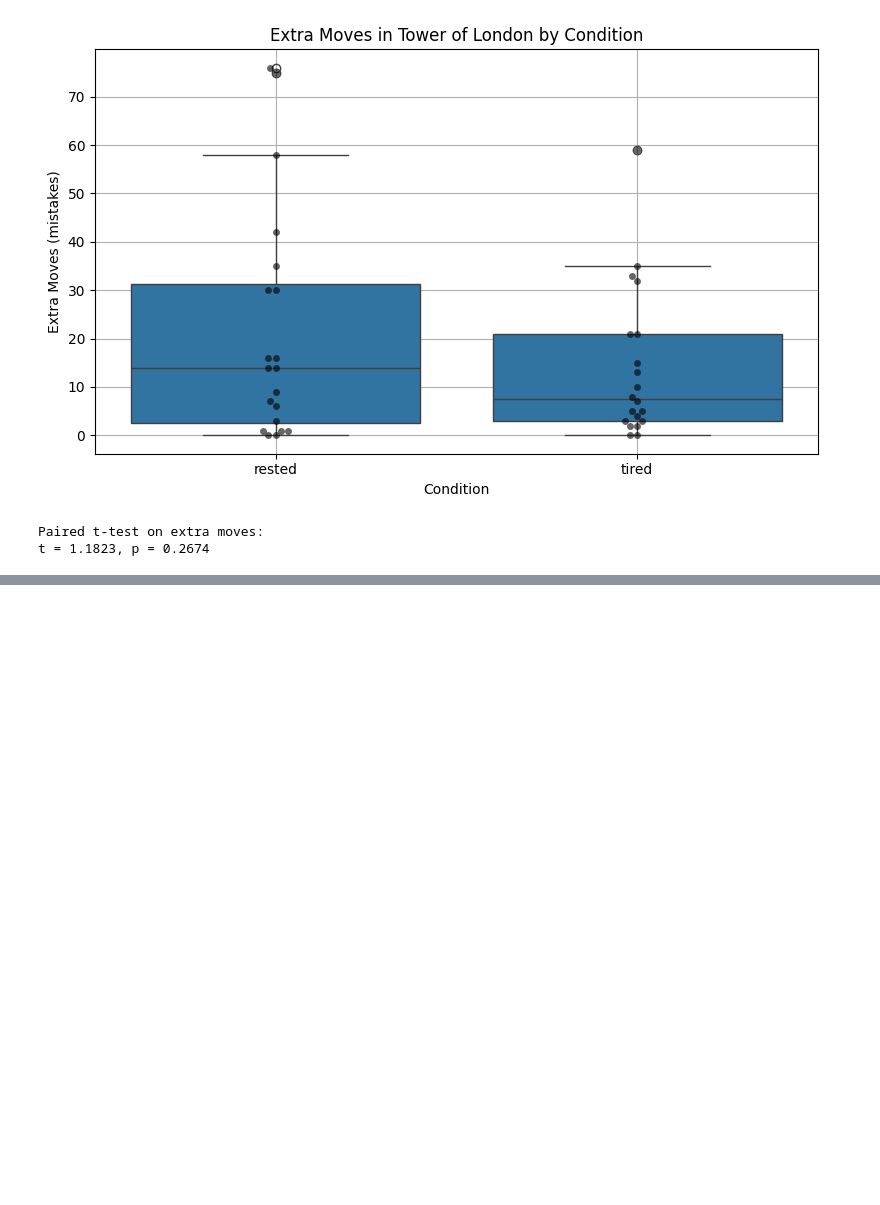
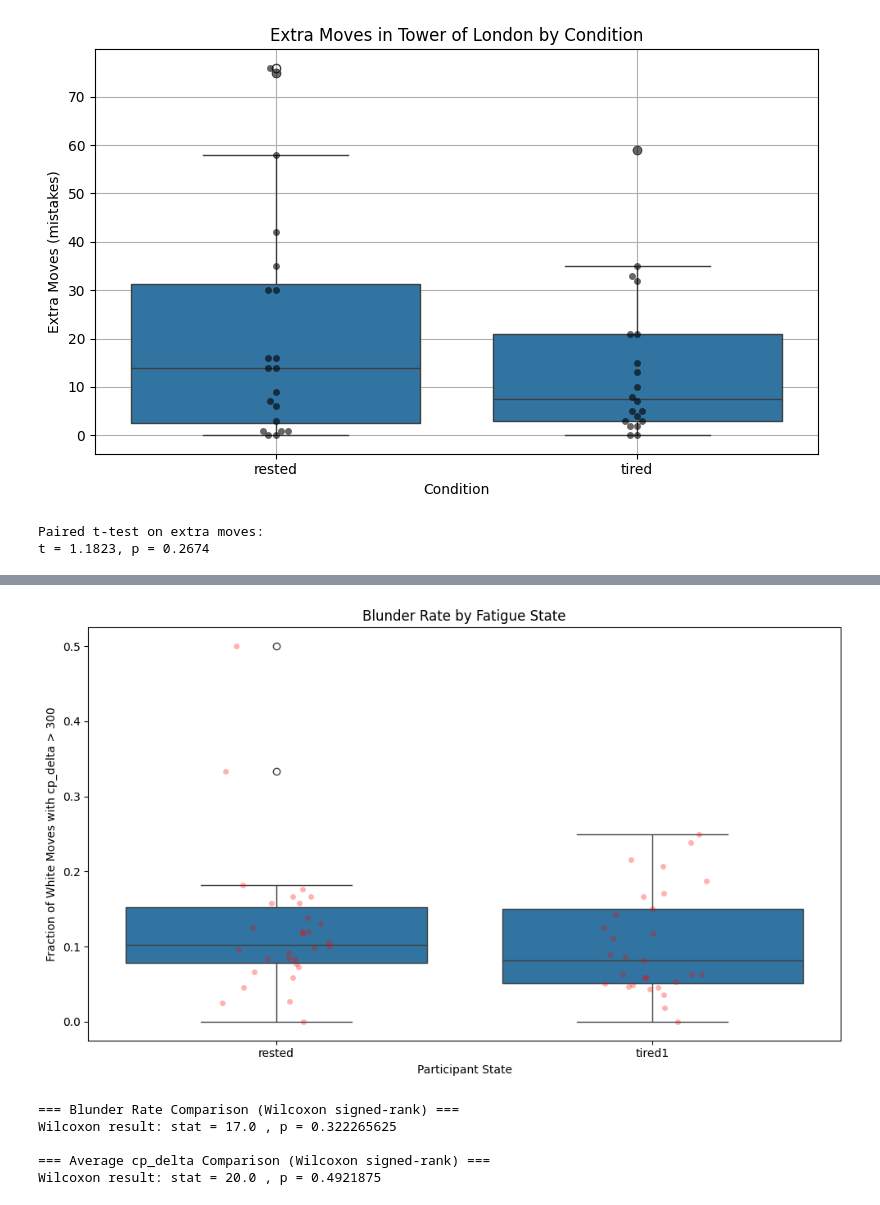
Before and after one commit to Hejtan/fatigue-chess, a Jupyter notebook: analysis/fatigue_analysis.ipynb, the cells around one changed output, grey strips where cells are left out. Cells and saved outputs as stored; diff of their text form; code cells hidden in the pictures; blank space fills up the shorter version.

```diff
--- a/analysis/fatigue_analysis.ipynb
+++ b/analysis/fatigue_analysis.ipynb
@@ -745,0 +885,43 @@ t = 1.1823, p = 0.2674
+# %%
+plt.figure(figsize=(10, 6))
+sns.boxplot(data=summary_df, x="state", y="blunder_rate")
+sns.stripplot(data=summary_df, x="state", y="blunder_rate", color="red", alpha=0.3, jitter=0.15)
+
+plt.title("Blunder Rate by Fatigue State")
+plt.ylabel("Fraction of White Moves with cp_delta > 300")
+plt.xlabel("Participant State")
+plt.tight_layout()
+plt.show()
+# %% [output]
+[figure, added]
+# %%
+from scipy.stats import wilcoxon
+
+# Pivot summary_df to get paired values per participant
+summary_paired = summary_df.pivot_table(
+    index="participantCode",
+    columns="state",
+    values=["avg_cp_delta", "blunder_rate"]
+).dropna()
+
+# Run Wilcoxon test for blunder rate
+print("=== Blunder Rate Comparison (Wilcoxon signed-rank) ===")
+stat, p = wilcoxon(
+    summary_paired["blunder_rate"]["rested"],
+    summary_paired["blunder_rate"]["tired1"]
+)
+print("Wilcoxon result: stat =", stat, ", p =", p)
+
+# Run Wilcoxon test for average cp_delta
+print("\n=== Average cp_delta Comparison (Wilcoxon signed-rank) ===")
+stat, p = wilcoxon(
+    summary_paired["avg_cp_delta"]["rested"],
+    summary_paired["avg_cp_delta"]["tired1"]
+)
+print("Wilcoxon result: stat =", stat, ", p =", p)
+# %% [output]
+=== Blunder Rate Comparison (Wilcoxon signed-rank) ===
+Wilcoxon result: stat = 17.0 , p = 0.322265625
+
+=== Average cp_delta Comparison (Wilcoxon signed-rank) ===
+Wilcoxon result: stat = 20.0 , p = 0.4921875
```
Also changed, not shown: parts of 43 cells of this notebook, 10 other files.
